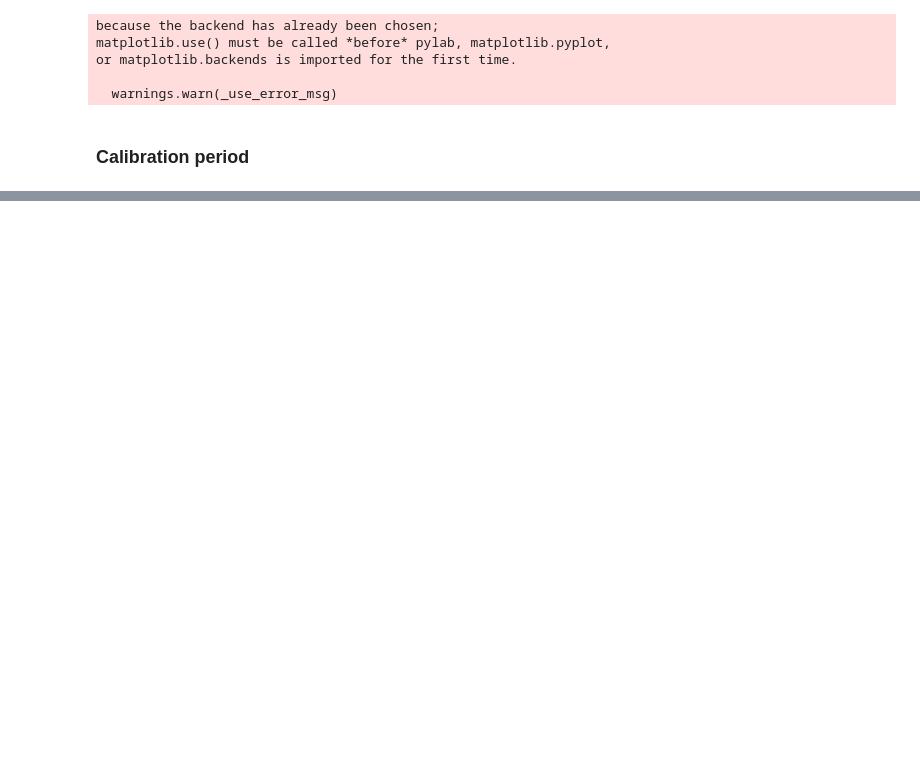
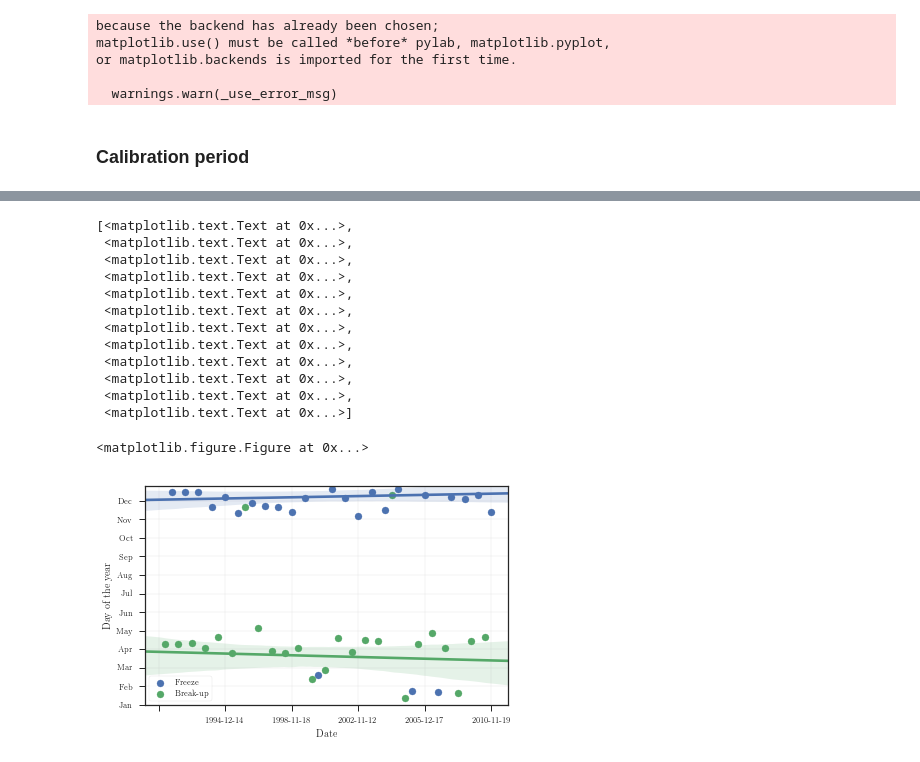
Before and after one commit to biogeochemistry/MyLake_v2_Vansjo, a Jupyter notebook: Postproc_code/Plots_in_the_paper.ipynb, the cells around one changed output, grey strips where cells are left out. Saved outputs shown, nothing was run; the diff lists cells and outputs as text; code cells hidden in the pictures; blank space fills up the shorter version.

```diff
--- a/Postproc_code/Plots_in_the_paper.ipynb
+++ b/Postproc_code/Plots_in_the_paper.ipynb
@@ -221,0 +222,50 @@ if save_fig:
+# %%
+ice_data = pd.read_excel('Vansjo/Ice_data_Vansjø_Vanem_1994-2010.xlsx', sheetname='ice1994-2010', skiprows=0)
+ice_data.Date = pd.to_datetime(ice_data.Date)
+# sediment_data= sediment_data.convert_objects(convert_numeric=True)
+# %%
+import datetime
+ice_data = ice_data.set_index(ice_data.Date)
+ice_data.loc[ice_data['on/off'] == 'Ice-on', 'Bool'] = 1
+ice_data.loc[ice_data['on/off'] == 'Ice-off', 'Bool'] = 0
+ice_data['DOY'] = ice_data.index.dayofyear
+ice_data.loc[(ice_data.Bool == 1) & (ice_data.DOY < 150), 'DOY'] = ice_data.DOY + 365
+ice_data.loc[(ice_data.Bool == 0) & (ice_data.DOY > 150), 'DOY'] = ice_data.DOY - 365
+
+# ice_data['Date'] = ice_data['Date'].dt.strftime('%d-%m-%Y')
+# day_of_year = ice_data['Date'].tm_yday
+ice_data['Date'] = pd.to_datetime(ice_data['Date'])
+ice_data['date_f'] = pd.factorize(ice_data['Date'])[0] + 1
+mapping = dict(zip(ice_data['date_f'], ice_data['Date'].dt.date))
+# %%
+fig, ax = newfig(1)
+ax.scatter(ice_data.date_f[ice_data.Bool==1], np.mod(ice_data.DOY[ice_data.Bool==1], 365), label='Freeze')
+ax.scatter(ice_data.date_f[ice_data.Bool==0], np.mod(ice_data.DOY[ice_data.Bool==0], 365), label='Break-up')
+ax.grid(linestyle='-', linewidth=0.2)
+ax.legend(frameon=1)
+ax = sns.regplot('date_f', 'DOY', data=ice_data[ice_data.Bool==1], scatter=0, ax=ax)
+ax = sns.regplot('date_f', 'DOY', data=ice_data[ice_data.Bool==0], scatter=0, ax=ax)
+labels = pd.Series(ax.get_xticks()).map(mapping).fillna('')
+ax.set_xticklabels(labels)
+ax.set_ylim(0, 365)
+ax.set_ylabel('Day of the year')
+ax.set_xlabel('Date')
+ax.set_yticks(np.arange(0, 12*30.5 , 31))
+ax.set_yticklabels(['Jan', 'Feb', 'Mar', 'Apr', 'May', 'Jun', 'Jul', 'Aug', 'Sep', 'Oct', 'Nov', 'Dec', 'Jan'])
+# ax.xaxis.set_major_locator(mdates.YearLocator(interval=1))
+# ax.xaxis.set_major_formatter(mdates.DateFormatter('%Y'))
+# %% [output]
+[<matplotlib.text.Text at 0x...>,
+ <matplotlib.text.Text at 0x...>,
+ <matplotlib.text.Text at 0x...>,
+ <matplotlib.text.Text at 0x...>,
+ <matplotlib.text.Text at 0x...>,
+ <matplotlib.text.Text at 0x...>,
+ <matplotlib.text.Text at 0x...>,
+ <matplotlib.text.Text at 0x...>,
+ <matplotlib.text.Text at 0x...>,
+ <matplotlib.text.Text at 0x...>,
+ <matplotlib.text.Text at 0x...>,
+ <matplotlib.text.Text at 0x...>]
+<matplotlib.figure.Figure at 0x...>
+[figure, added]
```
Also changed, not shown: parts of 6 cells of this notebook, 4 other files.
